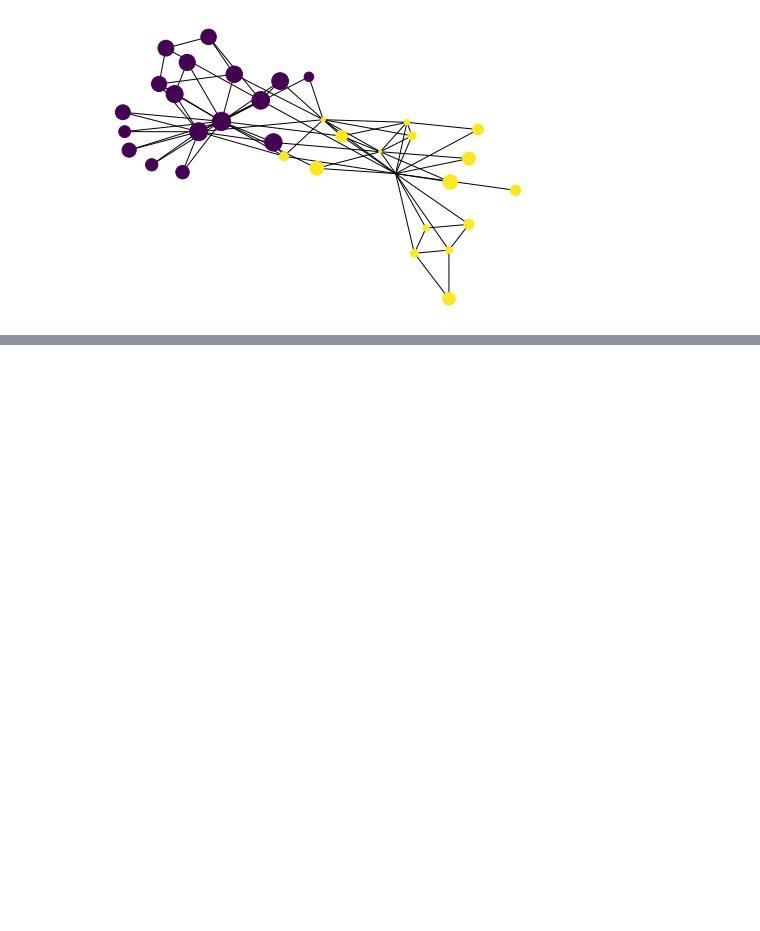
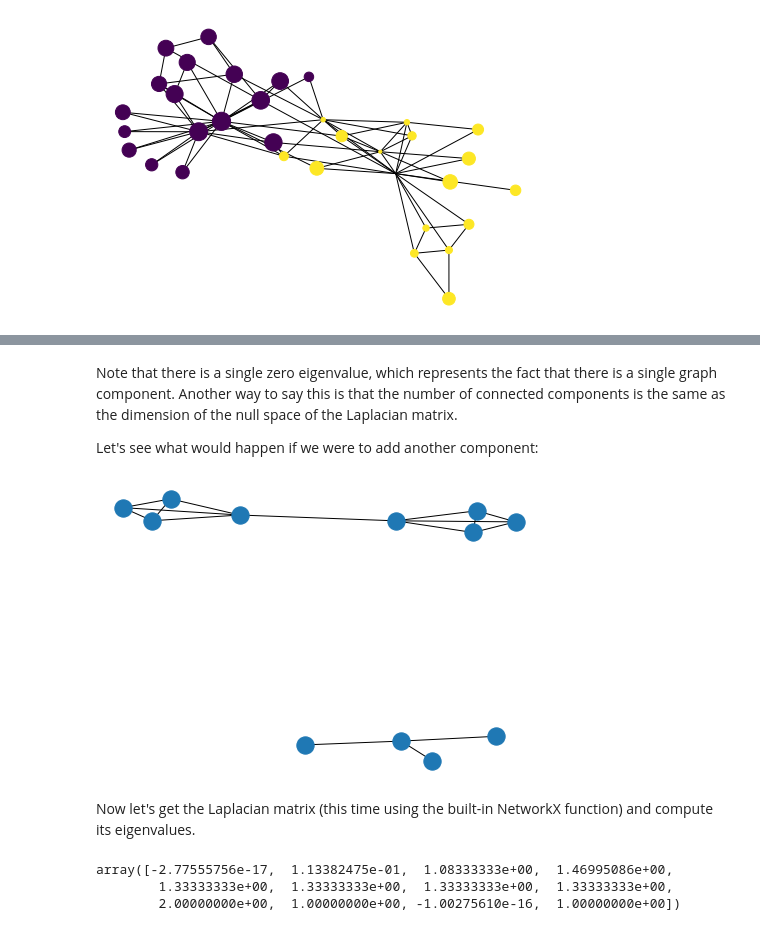
Before and after one commit to neuroailab/psych253, a Jupyter notebook: 2020/EigenvectorCentrality.ipynb, the cells around one changed output, grey strips where cells are left out. Drawn from its saved outputs; the diff is of its cells as text; code cells hidden in the pictures; blank space fills up the shorter version.

```diff
--- a/2020/EigenvectorCentrality.ipynb
+++ b/2020/EigenvectorCentrality.ipynb
@@ -133,0 +232,21 @@ nx.draw(kc, pos=layout,node_size=cc_vec*scaling, node_color=kc_info['club_color'
+# %% [markdown]
+Note that there is a single zero eigenvalue, which represents the fact that there is a single graph component.  Another way to say this is that the number of connected components is the same as the dimension of the null space of the Laplacian matrix.
+
+
+Let's see what would happen if we were to add another component:
+# %%
+G_bigger = G.copy()
+G_bigger.add_edges_from([(9, 10), (10, 11), (10, 12)])
+nx.draw_spring(G_bigger)
+# %% [output]
+[figure, added]
+# %% [markdown]
+Now let's get the Laplacian matrix (this time using the built-in NetworkX function) and compute its eigenvalues.
+# %%
+Ln_bigger = nx.normalized_laplacian_matrix(G_bigger).todense()
+eig_bigger = np.linalg.eig(Ln_bigger)
+eig_bigger[0]
+# %% [output]
+array([-2.77555756e-17,  1.13382475e-01,  1.08333333e+00,  1.46995086e+00,
+        1.33333333e+00,  1.33333333e+00,  1.33333333e+00,  1.33333333e+00,
+        2.00000000e+00,  1.00000000e+00, -1.00275610e-16,  1.00000000e+00])
```
Also changed, not shown: parts of 12 cells of this notebook.
